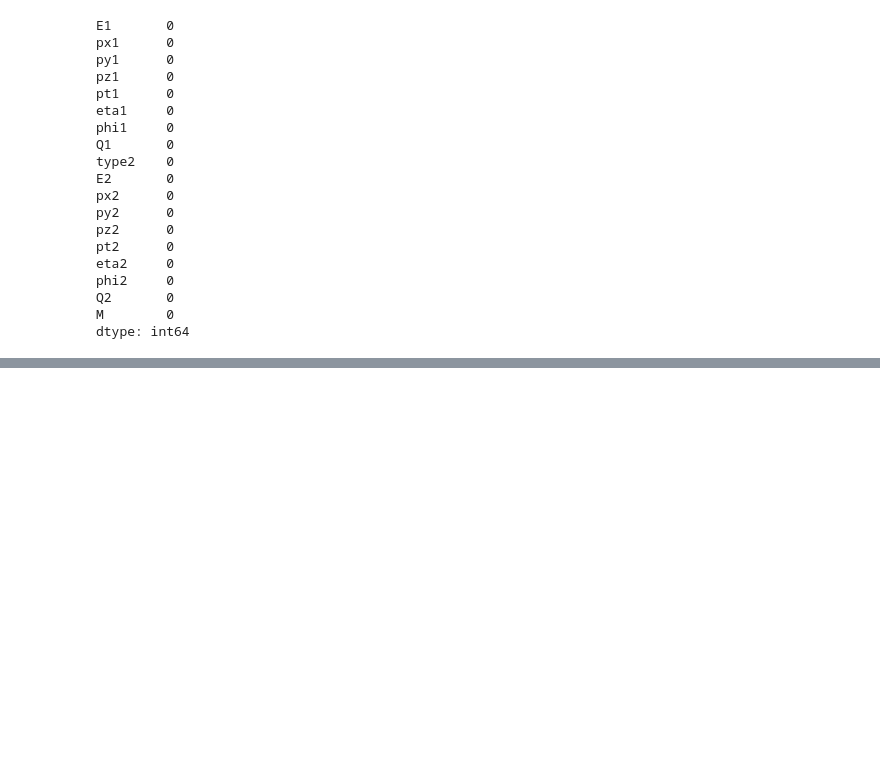
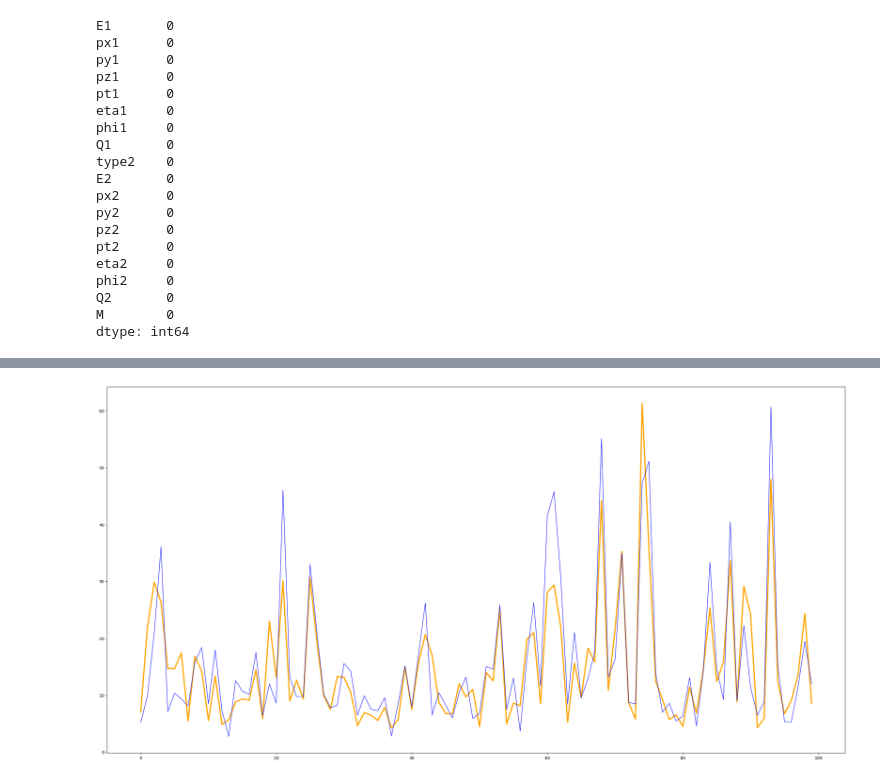
Before and after one commit to berkeryilmaz/HepML, a Jupyter notebook: volvo.ipynb, the cells around one changed output, grey strips where cells are left out. Saved outputs shown, nothing was run; the diff lists cells and outputs as text; code cells hidden in the pictures; blank space fills up the shorter version.

```diff
--- a/volvo.ipynb
+++ b/volvo.ipynb
@@ -151,5 +336,7 @@ len(indexes)
 # %%
 plt.figure(figsize=(32, 16))
-plt.plot(range(0,len(indexes)),y_test, color="orange", linewidth=3)
-plt.plot(range(0,len(indexes)),pred, color="blue", linewidth=1)
+plt.plot(range(0,len(indexes))[0:100],y_test[0:100], color="orange", linewidth=3)
+plt.plot(range(0,len(indexes))[0:100],pred[0:100], color="blue", linewidth=1)
 plt.show()
+# %% [output]
+[figure, added]
```
Also changed, not shown: parts of 22 cells of this notebook, 2 other files.
